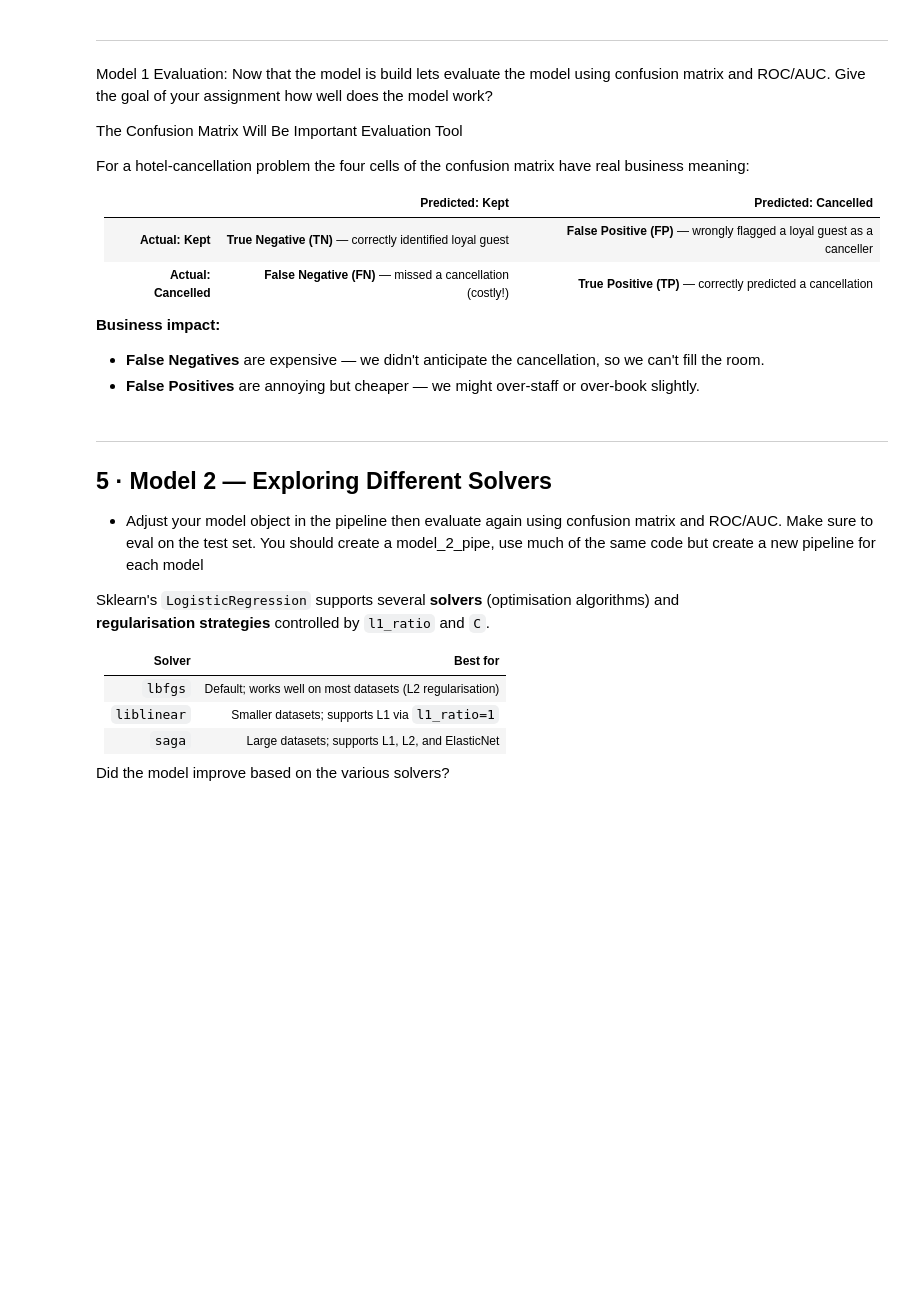
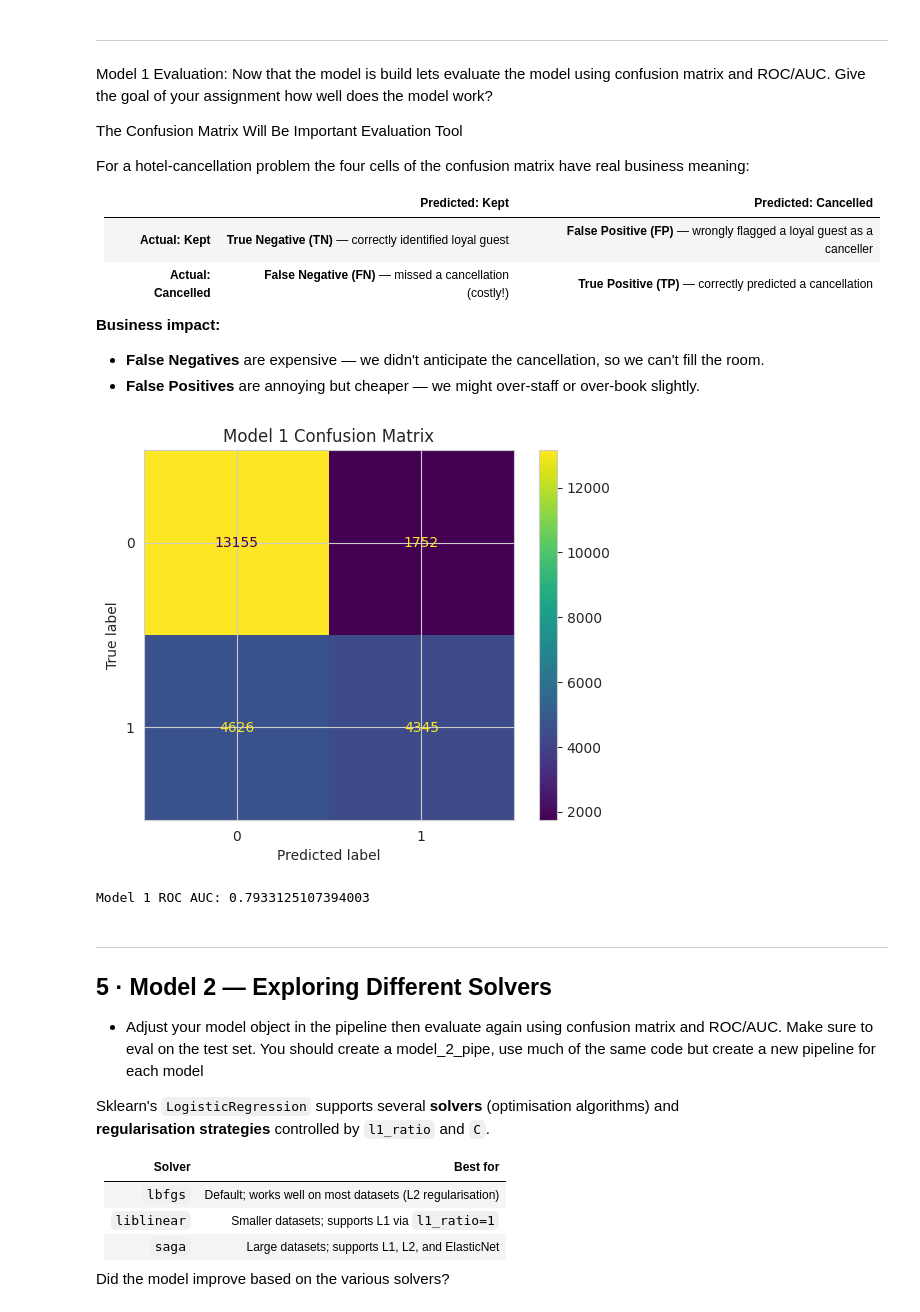
Before and after one commit to ryohannes0/logisticregression, a Jupyter notebook: hotel_cancellation_lab.ipynb, the cells around one changed output. Saved outputs shown, nothing was run; the diff lists cells and outputs as text; code cells hidden in the pictures; blank space fills up the shorter version.

```diff
--- a/hotel_cancellation_lab.ipynb
+++ b/hotel_cancellation_lab.ipynb
@@ -91,3 +118,5 @@ df.head()
 Before building any model we need to **understand our data**.
 # %%
 # Check for missing data and drop features with too many missing values, there are some.
+print(df.isnull().sum().sort_values(ascending=False))
+df = df.drop(columns=['company', 'agent', 'country']) #change og dataframe to have columns with too many mussing values dropped
@@ -94,6 +141,8 @@ Before building any model we need to **understand our data**.
 # %%
 # There are two other features that need to be dropped because they  directly leak the target variable.
 # Another way to say this is they represent leakage in the dataset.
+#these features are reservation status and reservation status date because they reveal if the reservation was canceled (gives model unrealistic accuracy)
+df = df.drop(columns=['reservation_status', 'reservation_status_date'])
 # %% [markdown]
 ---
 ### Feature groups, see step 4 in the example (i think it goes 1,2,4 I deleted 3 and didn't change the numbering)
@@ -111,3 +160,6 @@ Keep in mind that we want to use the pipeline package to handle this preprocessi
 # %%
 # Prepare for the pipeline make sure to do so for both **numerical** and **categorical**.
 # Generate dataframe for the features and target variable, X and y.
+num_cols = df.select_dtypes(include=['int64', 'float64']).columns.tolist() #only select numerical columns
+num_cols.remove('is_canceled') #remove target variable from numcols
+cat_cols = df.select_dtypes(include=['object']).columns.tolist() #only select categorical columns
@@ -131,3 +189,13 @@ X_raw  →  ColumnTransformer  →  LogisticRegression(solver='lbfgs')
 
 
 **`lbfgs`** (Limited-memory Broyden–Fletcher–Goldfarb–Shanno) is sklearn's default solver, like we talked about in class
+# %%
+# numerical features
+X = df[num_cols].fillna(df[num_cols].mean()) #fill missing values with mean for numerical features
+y = df['is_canceled']
+# split
+X_train, X_test, y_train, y_test = train_test_split(X, y, test_size=0.2, random_state=42)
+
+#fit model
+model1 = LogisticRegression(solver='lbfgs', max_iter=1000, random_state=42)
+model1.fit(X_train, y_train)
@@ -147,6 +225,23 @@ For a hotel-cancellation problem the four cells of the confusion matrix have rea
 **Business impact:**
 - **False Negatives** are expensive — we didn't anticipate the cancellation, so we can't fill the room.
 - **False Positives** are annoying but cheaper — we might over-staff or over-book slightly.
+# %%
+#predictions
+y_pred = model1.predict(X_test)
+y_prob = model1.predict_proba(X_test)[:,1] #ROC probabilities
+
+# confusion matrix
+cm = confusion_matrix(y_test, y_pred)
+ConfusionMatrixDisplay(cm).plot()
+plt.title("Model 1 Confusion Matrix")
+plt.show()
+
+# ROC AUC
+auc1 = roc_auc_score(y_test, y_prob)
+print("Model 1 ROC AUC:", auc1)
+# %% [output]
+[figure, added]
+Model 1 ROC AUC: 0.7933125107394003
 # %% [markdown]
 ---
 ## 5 · Model 2 — Exploring Different Solvers
```
Also changed, not shown: parts of 11 cells of this notebook.
